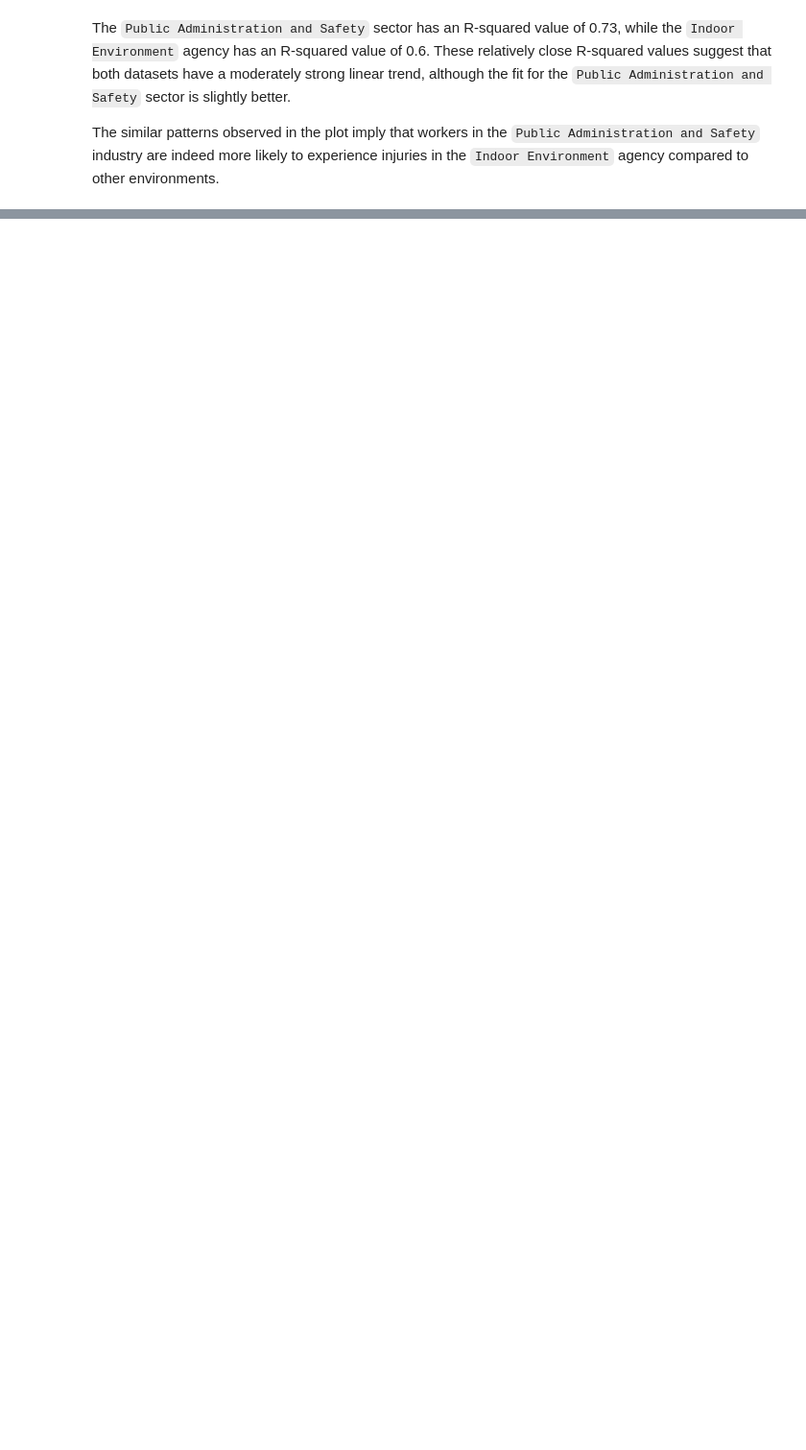
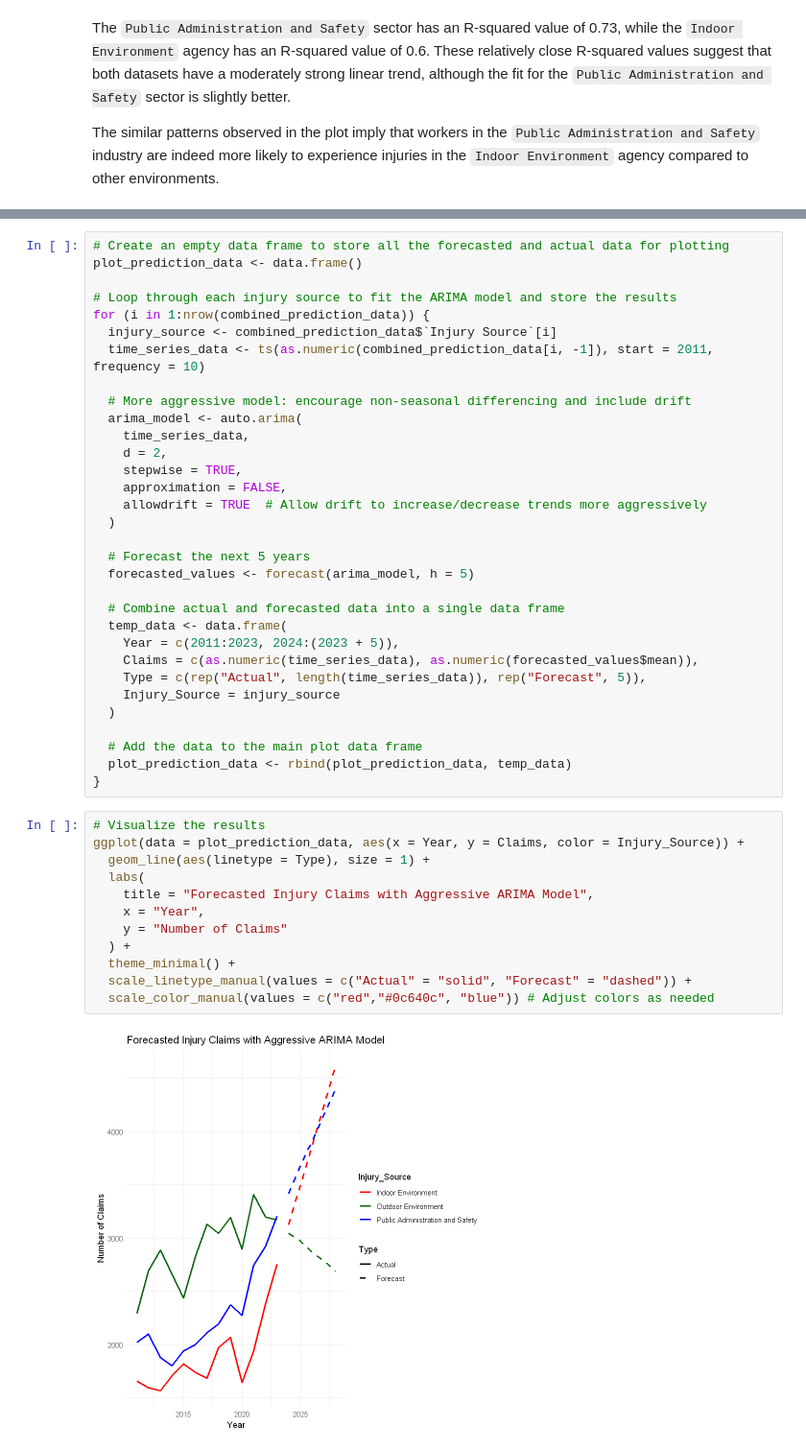
Before and after one commit to FanHwa/FDS_A3, a Jupyter notebook: FanHwa_34648100_Assignment3_Rmd.ipynb, the cells around one changed output, grey strips where cells are left out. Shown at 96% size. Cells and saved outputs as stored; diff of their text form; blank space fills up the shorter version.

Commit message:
Add ARIMA Model

```diff
--- a/FanHwa_34648100_Assignment3_Rmd.ipynb
+++ b/FanHwa_34648100_Assignment3_Rmd.ipynb
@@ -837,0 +875,46 @@ The similar patterns observed in the plot imply that workers in the `Public Admi
+# %%
+# Create an empty data frame to store all the forecasted and actual data for plotting
+plot_prediction_data <- data.frame()
+
+# Loop through each injury source to fit the ARIMA model and store the results
+for (i in 1:nrow(combined_prediction_data)) {
+  injury_source <- combined_prediction_data$`Injury Source`[i]
+  time_series_data <- ts(as.numeric(combined_prediction_data[i, -1]), start = 2011, frequency = 10)
+
+  # More aggressive model: encourage non-seasonal differencing and include drift
+  arima_model <- auto.arima(
+    time_series_data,
+    d = 2,
+    stepwise = TRUE,
+    approximation = FALSE,
+    allowdrift = TRUE  # Allow drift to increase/decrease trends more aggressively
+  )
+
+  # Forecast the next 5 years
+  forecasted_values <- forecast(arima_model, h = 5)
+
+  # Combine actual and forecasted data into a single data frame
+  temp_data <- data.frame(
+    Year = c(2011:2023, 2024:(2023 + 5)),
+    Claims = c(as.numeric(time_series_data), as.numeric(forecasted_values$mean)),
+    Type = c(rep("Actual", length(time_series_data)), rep("Forecast", 5)),
+    Injury_Source = injury_source
+  )
+
+  # Add the data to the main plot data frame
+  plot_prediction_data <- rbind(plot_prediction_data, temp_data)
+}
+# %%
+# Visualize the results
+ggplot(data = plot_prediction_data, aes(x = Year, y = Claims, color = Injury_Source)) +
+  geom_line(aes(linetype = Type), size = 1) +
+  labs(
+    title = "Forecasted Injury Claims with Aggressive ARIMA Model",
+    x = "Year",
+    y = "Number of Claims"
+  ) +
+  theme_minimal() +
+  scale_linetype_manual(values = c("Actual" = "solid", "Forecast" = "dashed")) +
+  scale_color_manual(values = c("red","#0c640c", "blue")) # Adjust colors as needed
+# %% [output]
+[figure, added]
```
Also changed, not shown: parts of 8 cells of this notebook, 1 other file.
